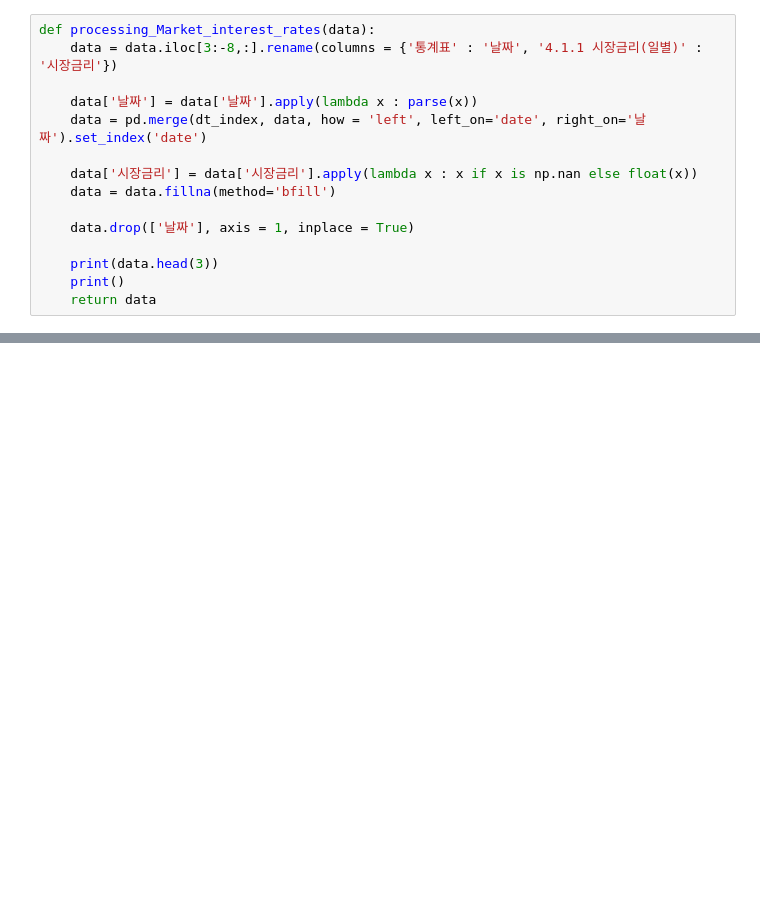
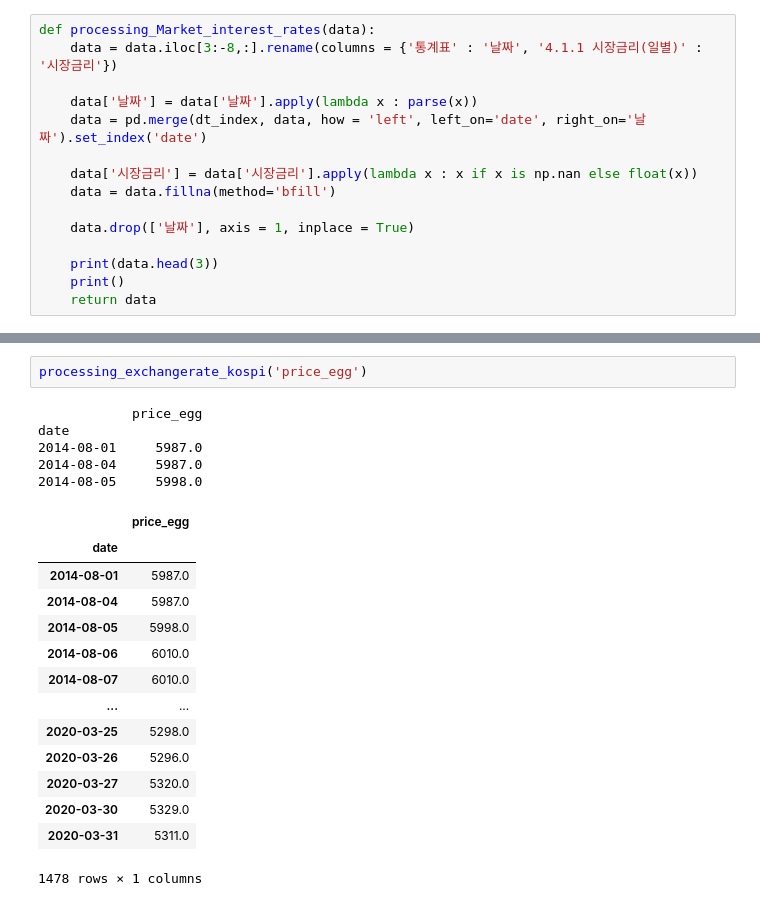
Before and after one commit to sunnight9507/BitAcademy, a Jupyter notebook: Project/All_data_processing.ipynb, the cells around one changed output, grey strips where cells are left out. Cells and saved outputs as stored; diff of their text form; blank space fills up the shorter version.

```diff
--- a/Project/All_data_processing.ipynb
+++ b/Project/All_data_processing.ipynb
@@ -340,3 +363,25 @@ def processiong_stock_data(name, col_name):
+# %%
+processing_exchangerate_kospi('price_egg')
+# %% [output]
+            price_egg
+date
+2014-08-01     5987.0
+2014-08-04     5987.0
+2014-08-05     5998.0
+|  | price_egg |
+| date |  |
+| 2014-08-01 | 5987.0 |
+| 2014-08-04 | 5987.0 |
+| 2014-08-05 | 5998.0 |
+| 2014-08-06 | 6010.0 |
+| 2014-08-07 | 6010.0 |
+| ... | ... |
+| 2020-03-25 | 5298.0 |
+| 2020-03-26 | 5296.0 |
+| 2020-03-27 | 5320.0 |
+| 2020-03-30 | 5329.0 |
+| 2020-03-31 | 5311.0 |
+1478 rows × 1 columns
 # %%
 if __name__ == "__main__":
     print('==========감자 가격 전처리=============')
```
Also changed, not shown: parts of 5 cells of this notebook.
